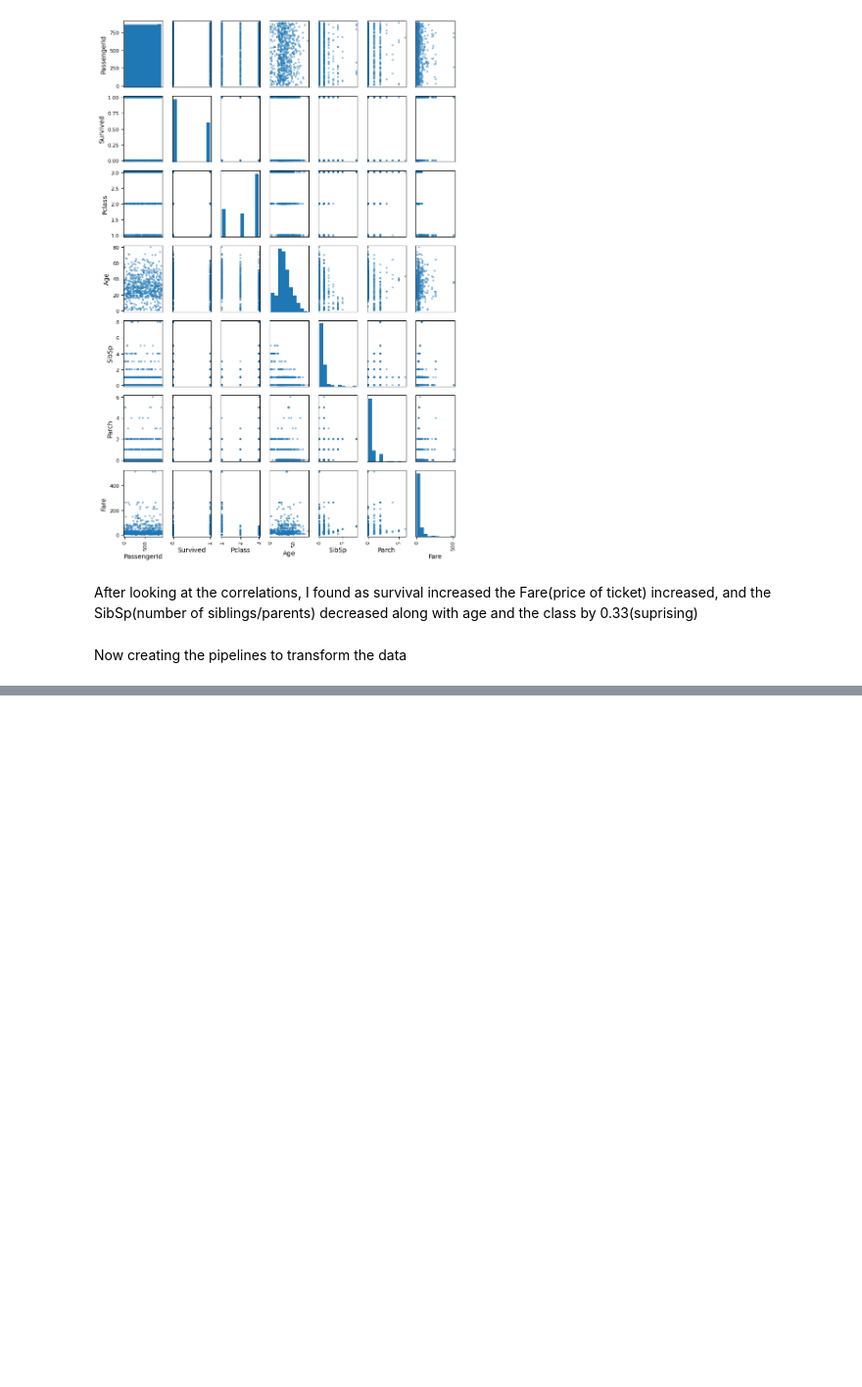
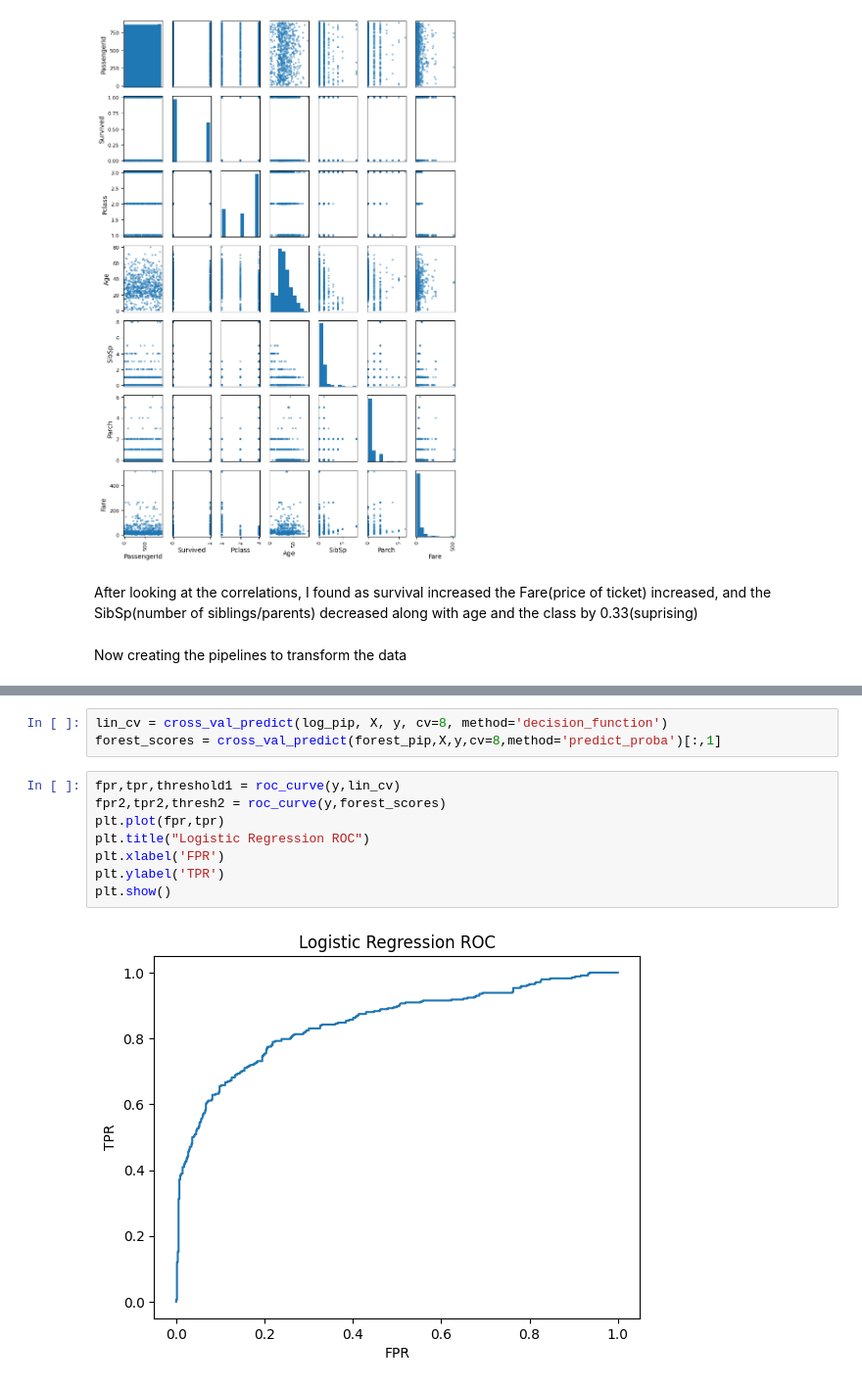
Before and after one commit to Steve-Rodrigues/Machine-Learning, a Jupyter notebook: titanic/titanic_ml.ipynb, the cells around one changed output, grey strips where cells are left out. Shown at 98% size. Saved outputs shown, nothing was run; the diff lists cells and outputs as text; blank space fills up the shorter version.

```diff
--- a/titanic/titanic_ml.ipynb
+++ b/titanic/titanic_ml.ipynb
@@ -92,0 +178,13 @@ numeric_transformer = Pipeline([
+# %%
+lin_cv = cross_val_predict(log_pip, X, y, cv=8, method='decision_function')
+forest_scores = cross_val_predict(forest_pip,X,y,cv=8,method='predict_proba')[:,1]
+# %%
+fpr,tpr,threshold1 = roc_curve(y,lin_cv)
+fpr2,tpr2,thresh2 = roc_curve(y,forest_scores)
+plt.plot(fpr,tpr)
+plt.title("Logistic Regression ROC")
+plt.xlabel('FPR')
+plt.ylabel('TPR')
+plt.show()
+# %% [output]
+[figure, added]
```
Also changed, not shown: parts of 24 cells of this notebook, 2 other files.
